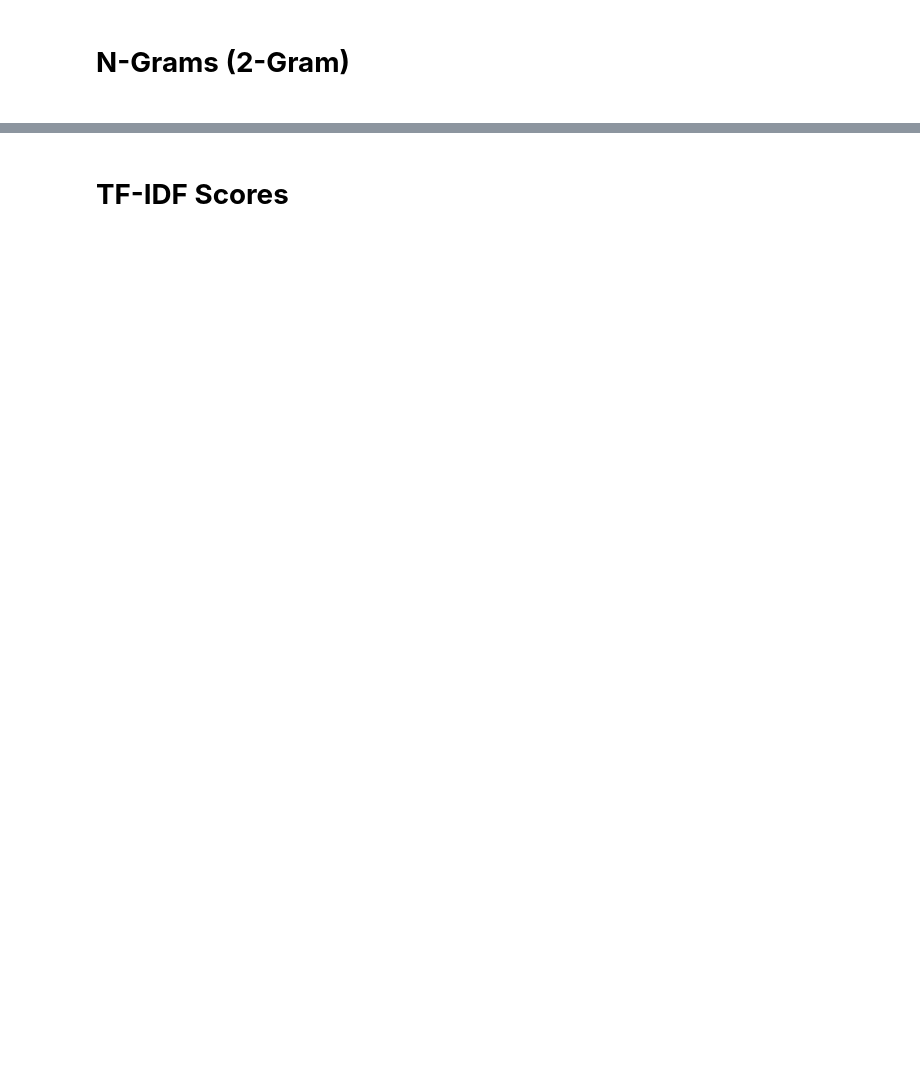
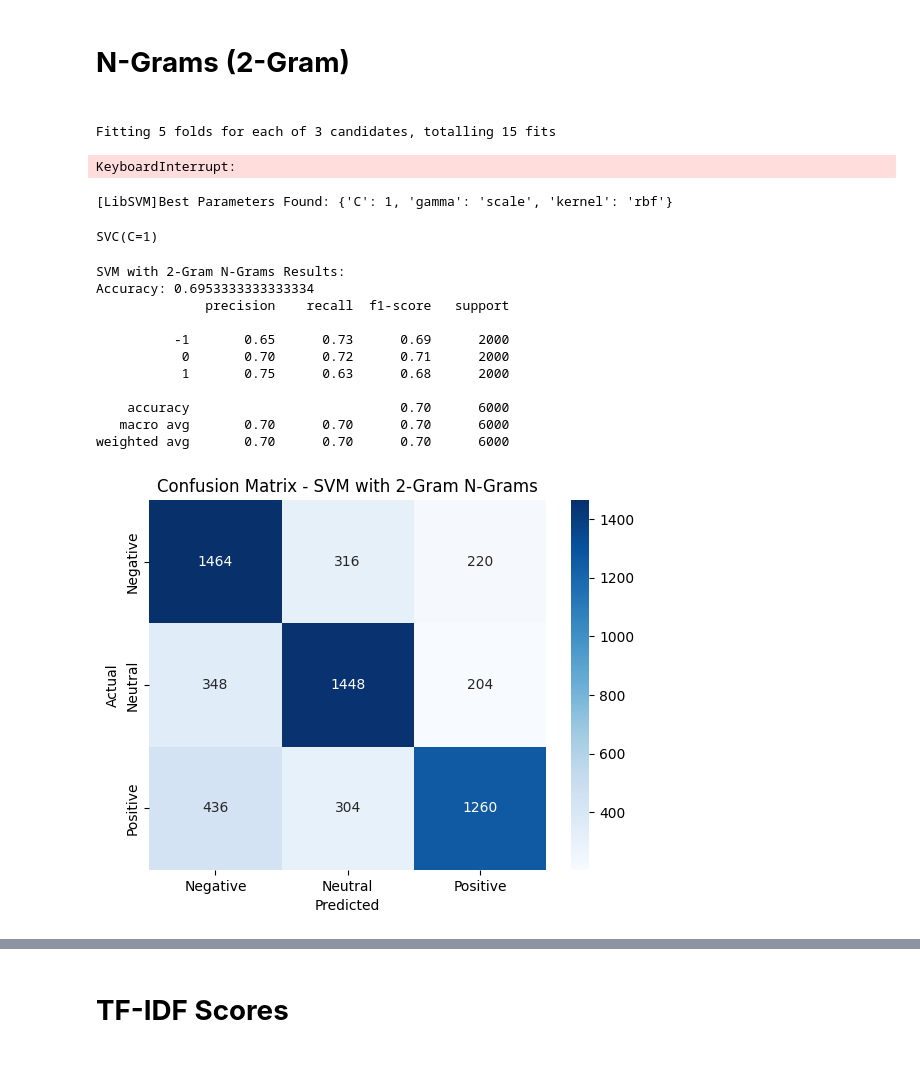
Before and after one commit to dustinjowsey/sentiment-analysis-project, a Jupyter notebook: notebooks/svm_presentation_tests.ipynb, the cells around one changed output, grey strips where cells are left out. Cells and saved outputs as stored; diff of their text form; code cells hidden in the pictures; blank space fills up the shorter version.

```diff
--- a/notebooks/svm_presentation_tests.ipynb
+++ b/notebooks/svm_presentation_tests.ipynb
@@ -143,32 +236,76 @@ plot_confusion_matrix(y_test, y_tuned, "Confusion Matrix - SVM with Word Embeddi
 <h1><b>N-Grams (2-Gram)<b><h1>
 # %%
 #load data
-df_train_ngram = pd.read_csv(PATH_TO_DATA + "/NGram/5000train.csv")
-df_test_ngram = pd.read_csv(PATH_TO_DATA + "/NGram/5000test.csv")
+df_train_ngram = pd.read_csv(PATH_TO_DATA + "/NGram/5000train.csv", header=None)
+df_test_ngram = pd.read_csv(PATH_TO_DATA + "/NGram/5000test.csv", header=None)
 
 X_train = df_train_ngram[df_train_ngram.columns[:-1]]
 y_train = df_train_ngram[df_train_ngram.columns[-1]]
 X_test = df_test_ngram[df_test_ngram.columns[:-1]]
 y_test = df_test_ngram[df_test_ngram.columns[-1]]
 
-X_train, y_train = sample_labels(9000, X_train, y_train)
+X_train, y_train = sample_labels(500, X_train, y_train)
+X_test, y_test = sample_labels(2000, X_test, y_test)
+# %%
+#tune
+X_train_, X_test_, y_train_, y_test_ = train_test_split(X_train, y_train, test_size=0.2, random_state=constants.SEED)
+
+param_grid = {
+    'C': [0.1, 1, 10],  # Regularization strength
+    'kernel': ['linear'],  # Different kernel types
+}
+
+grid_search = GridSearchCV(SVC(decision_function_shape='ovr', verbose=True), param_grid, cv=5, scoring='accuracy', n_jobs=4, verbose=1)
+grid_search.fit(X_train_, y_train_)
+
+best_params = grid_search.best_params_
+print(f"Best Parameters Found: {best_params}")
+# %% [output]
+Fitting 5 folds for each of 3 candidates, totalling 15 fits
+KeyboardInterrupt:
 # %%
 #tune
 X_train_, X_test_, y_train_, y_test_ = train_test_split(X_train, y_train, test_size=0.2, random_state=constants.SEED)
 
 param_grid = {
-    'C': [0.01, 0.1, 1, 10, 100],  # Regularization strength
-    'kernel': ['linear', 'rbf', 'poly'],  # Different kernel types
-    'gamma': [0.0001, 0.001, 0.01, 0.1, 1, 'scale', 'auto']  # Only relevant for non-linear kernels
+    'C': [0.1, 1, 10],  # Regularization strength
+    'kernel': ['rbf'],  # Different kernel types
+    'gamma': [0.001, 0.01, 0.1, 'scale', 'auto']  # Only relevant for non-linear kernels
 }
 
-grid_search = GridSearchCV(SVC(decision_function_shape='ovr', verbose=True), param_grid, cv=5, scoring='accuracy', n_jobs=4)
+grid_search = GridSearchCV(SVC(decision_function_shape='ovr', verbose=True), param_grid, cv=5, scoring='accuracy', n_jobs=-1)
 grid_search.fit(X_train_, y_train_)
 
 best_params = grid_search.best_params_
 print(f"Best Parameters Found: {best_params}")
+# %% [output]
+[LibSVM]Best Parameters Found: {'C': 1, 'gamma': 'scale', 'kernel': 'rbf'}
 # %%
 #Best parameters
-#
-svm_ngram = SVC(decision_function_shape='ovr', C=10, gamma=0.01, kernel="rbf")
+#C = 1
+#gamma = scale
+#kernel = rbf
+svm_ngram = SVC(decision_function_shape='ovr', C=1, gamma="scale", kernel="rbf")
 svm_ngram.fit(X_train, y_train)
+# %% [output]
+SVC(C=1)
+# %%
+#Test model
+y_tuned = svm_ngram.predict(X_test)
+print("\nSVM with 2-Gram N-Grams Results:")
+print("Accuracy:", accuracy_score(y_test, y_tuned))
+print(classification_report(y_test, y_tuned))
+plot_confusion_matrix(y_test, y_tuned, "Confusion Matrix - SVM with 2-Gram N-Grams")
+# %% [output]
+SVM with 2-Gram N-Grams Results:
+Accuracy: 0.6953333333333334
+              precision    recall  f1-score   support
+
+          -1       0.65      0.73      0.69      2000
+           0       0.70      0.72      0.71      2000
+           1       0.75      0.63      0.68      2000
+
+    accuracy                           0.70      6000
+   macro avg       0.70      0.70      0.70      6000
+weighted avg       0.70      0.70      0.70      6000
+[figure, added]
```
Also changed, not shown: parts of 16 cells of this notebook.
